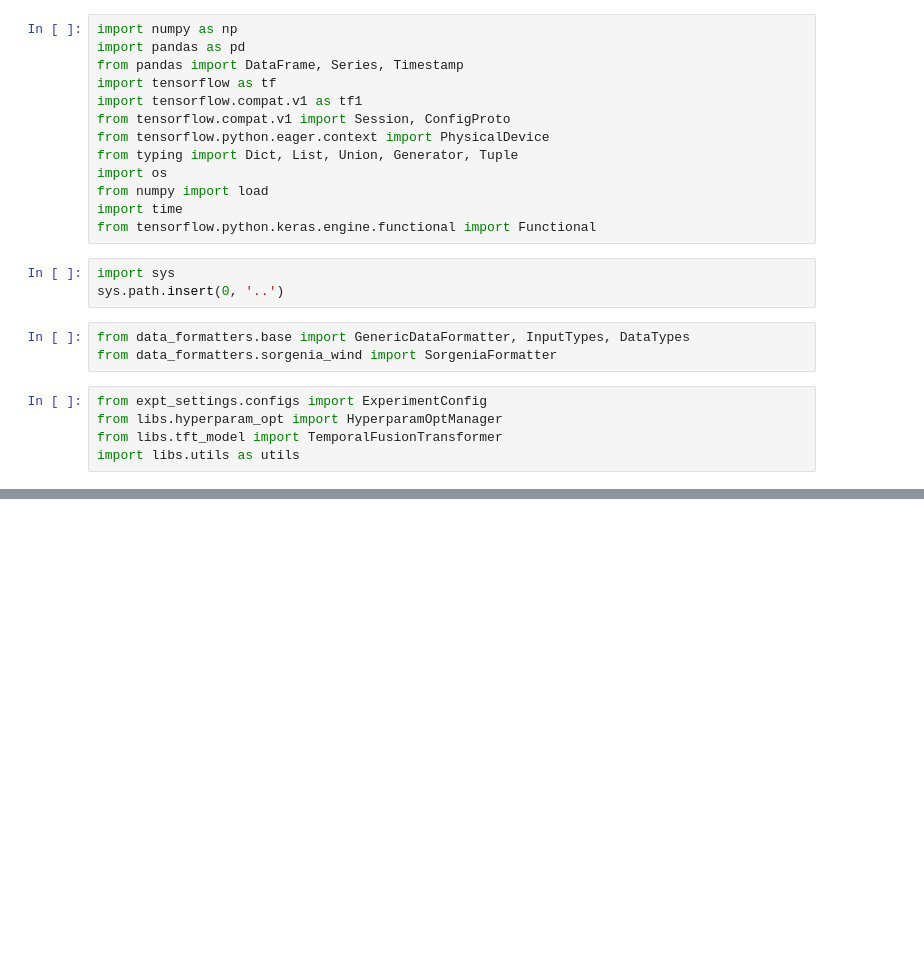
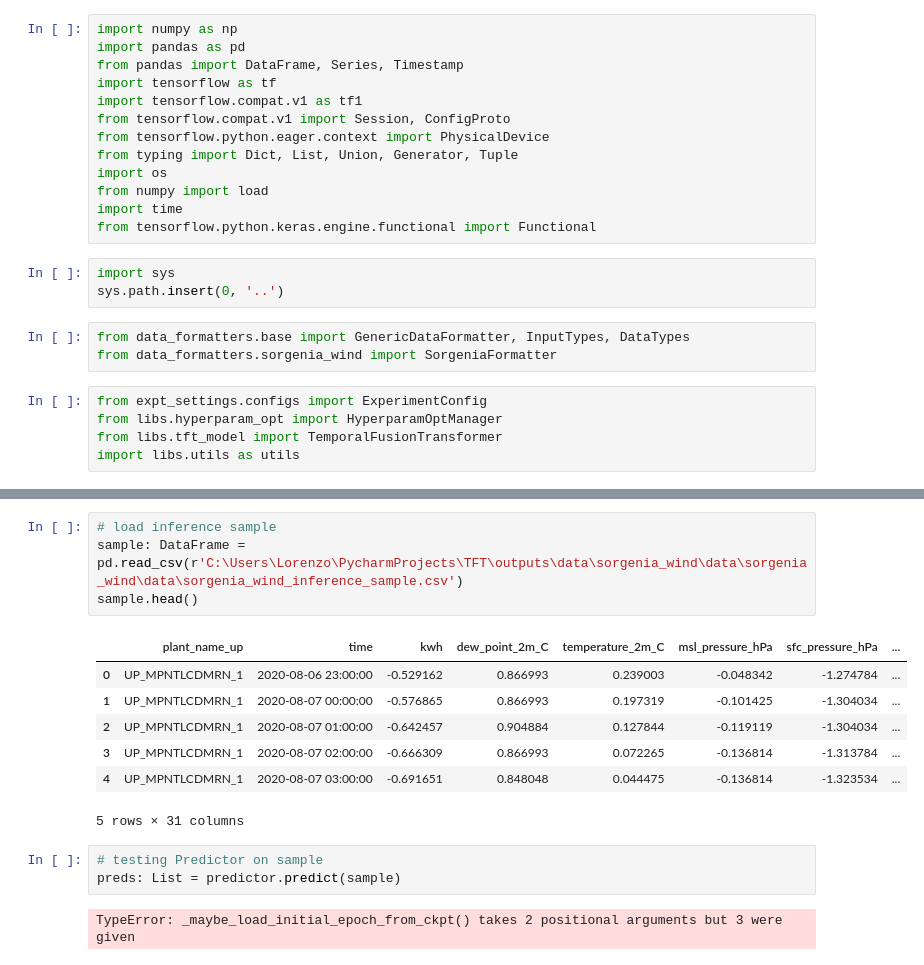
Before and after one commit to Vergangenheit/google-research-tft, a Jupyter notebook: notebooks/Custom_Prediction_Routine.ipynb, the cells around one changed output, grey strips where cells are left out. Cells and saved outputs as stored; diff of their text form; blank space fills up the shorter version.

```diff
--- a/notebooks/Custom_Prediction_Routine.ipynb
+++ b/notebooks/Custom_Prediction_Routine.ipynb
@@ -119,0 +134,17 @@ JSONDecodeError: Expecting value: line 1 column 1 (char 0)
+# %%
+# load inference sample
+sample: DataFrame = pd.read_csv(r'C:\Users\Lorenzo\PycharmProjects\TFT\outputs\data\sorgenia_wind\data\sorgenia_wind\data\sorgenia_wind_inference_sample.csv')
+sample.head()
+# %% [output]
+|  | plant_name_up | time | kwh | dew_point_2m_C | temperature_2m_C | msl_pressure_hPa | sfc_pressure_hPa | ... |
+| 0 | UP_MPNTLCDMRN_1 | 2020-08-06 23:00:00 | -0.529162 | 0.866993 | 0.239003 | -0.048342 | -1.274784 | ... |
+| 1 | UP_MPNTLCDMRN_1 | 2020-08-07 00:00:00 | -0.576865 | 0.866993 | 0.197319 | -0.101425 | -1.304034 | ... |
+| 2 | UP_MPNTLCDMRN_1 | 2020-08-07 01:00:00 | -0.642457 | 0.904884 | 0.127844 | -0.119119 | -1.304034 | ... |
+| 3 | UP_MPNTLCDMRN_1 | 2020-08-07 02:00:00 | -0.666309 | 0.866993 | 0.072265 | -0.136814 | -1.313784 | ... |
+| 4 | UP_MPNTLCDMRN_1 | 2020-08-07 03:00:00 | -0.691651 | 0.848048 | 0.044475 | -0.136814 | -1.323534 | ... |
+5 rows × 31 columns
+# %%
+# testing Predictor on sample
+preds: List = predictor.predict(sample)
+# %% [output]
+TypeError: _maybe_load_initial_epoch_from_ckpt() takes 2 positional arguments but 3 were given
```
Also changed, not shown: parts of 2 cells of this notebook, 7 other files.
